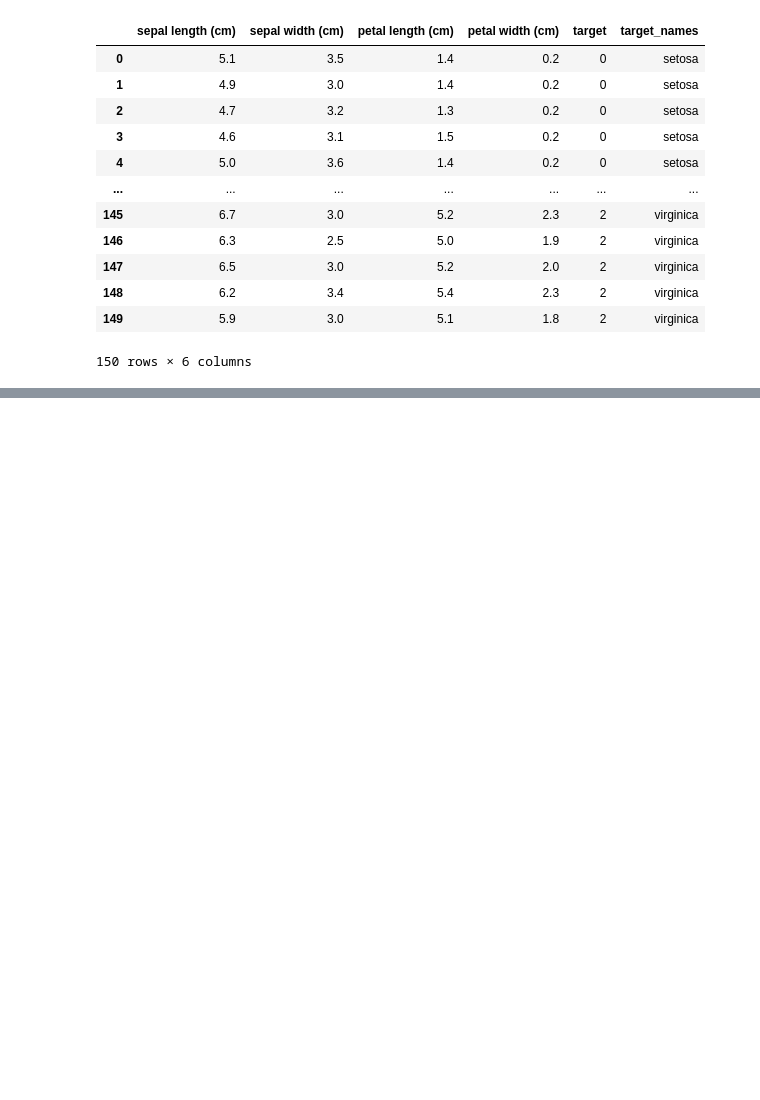
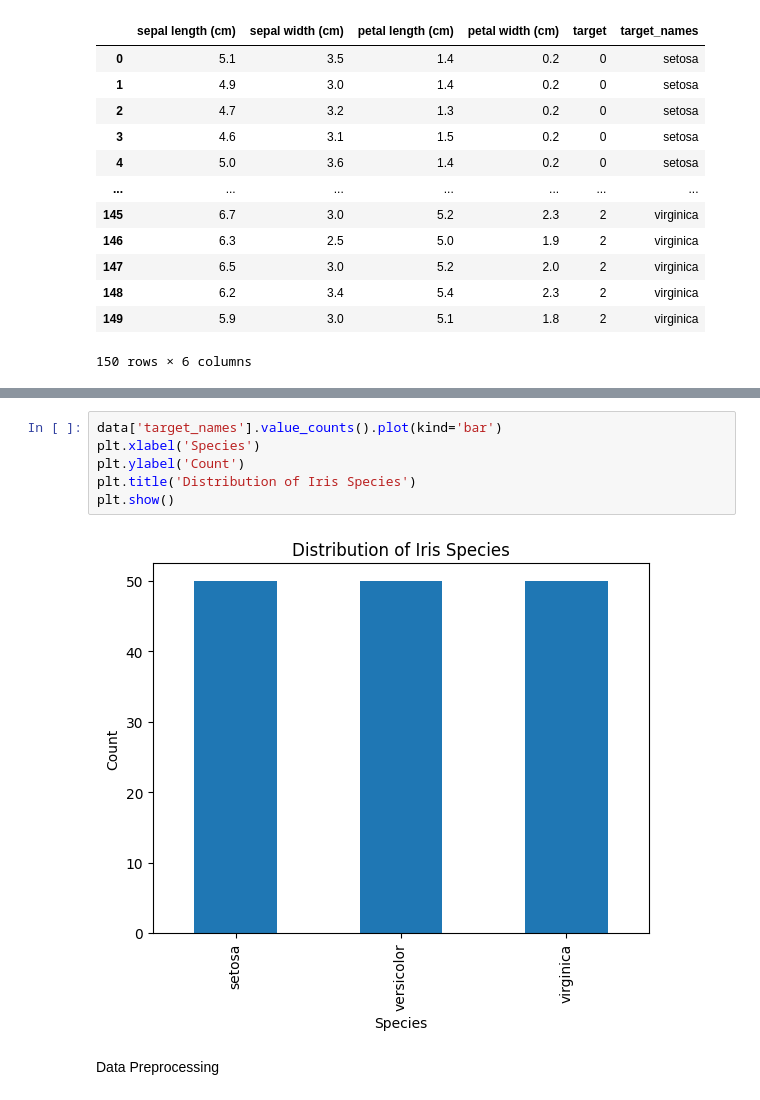
Before and after one commit to akilamunasinghe4-cmyk/ML-projects, a Jupyter notebook: Iris Dataset Analysis/Iris Flower.ipynb, the cells around one changed output, grey strips where cells are left out. Drawn from its saved outputs; the diff is of its cells as text; blank space fills up the shorter version.

```diff
--- a/Iris Dataset Analysis/Iris Flower.ipynb
+++ b/Iris Dataset Analysis/Iris Flower.ipynb
@@ -29,0 +61,10 @@ data
+# %%
+data['target_names'].value_counts().plot(kind='bar')
+plt.xlabel('Species')
+plt.ylabel('Count')
+plt.title('Distribution of Iris Species')
+plt.show()
+# %% [output]
+[figure, added]
+# %% [markdown]
+Data Preprocessing
```
Also changed, not shown: parts of 12 cells of this notebook.
